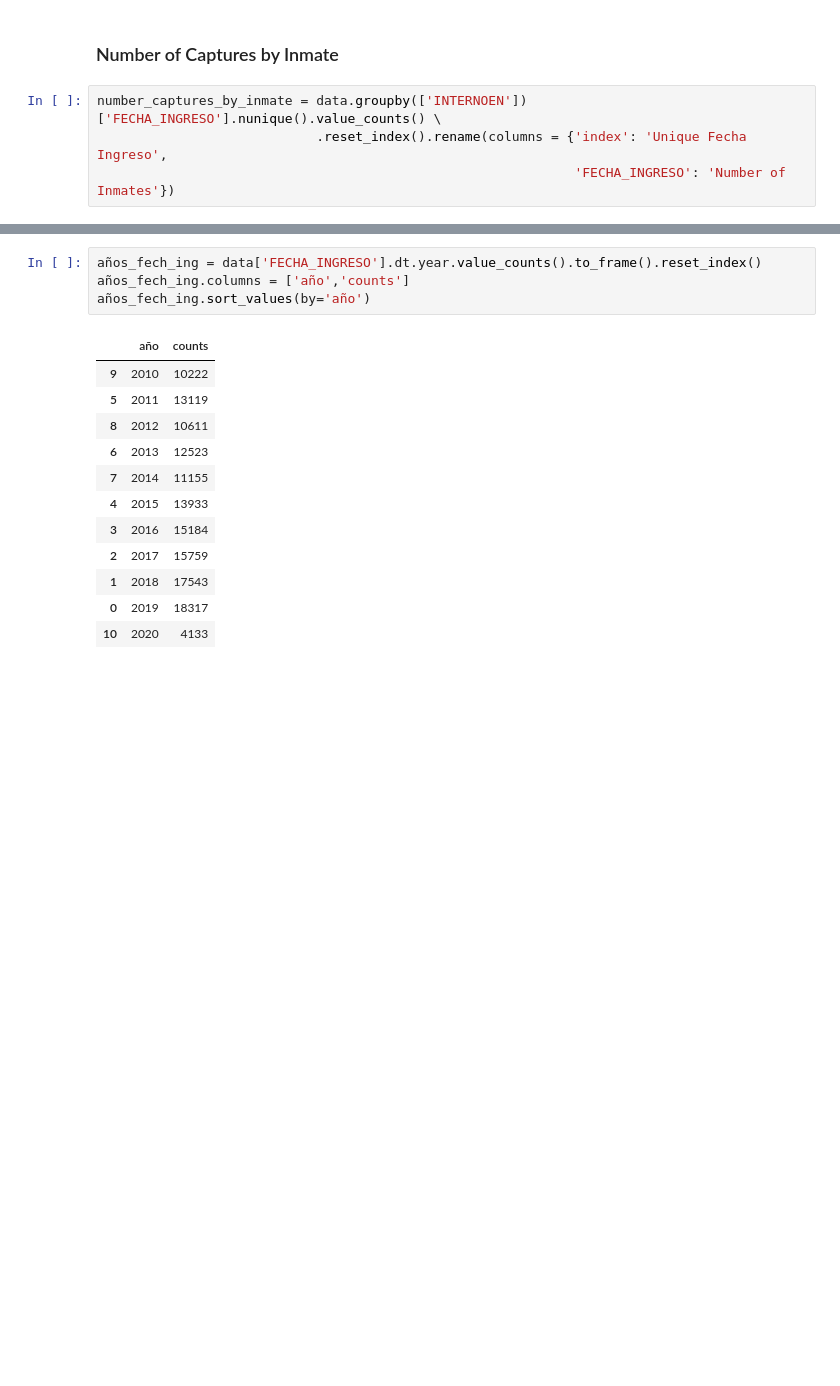
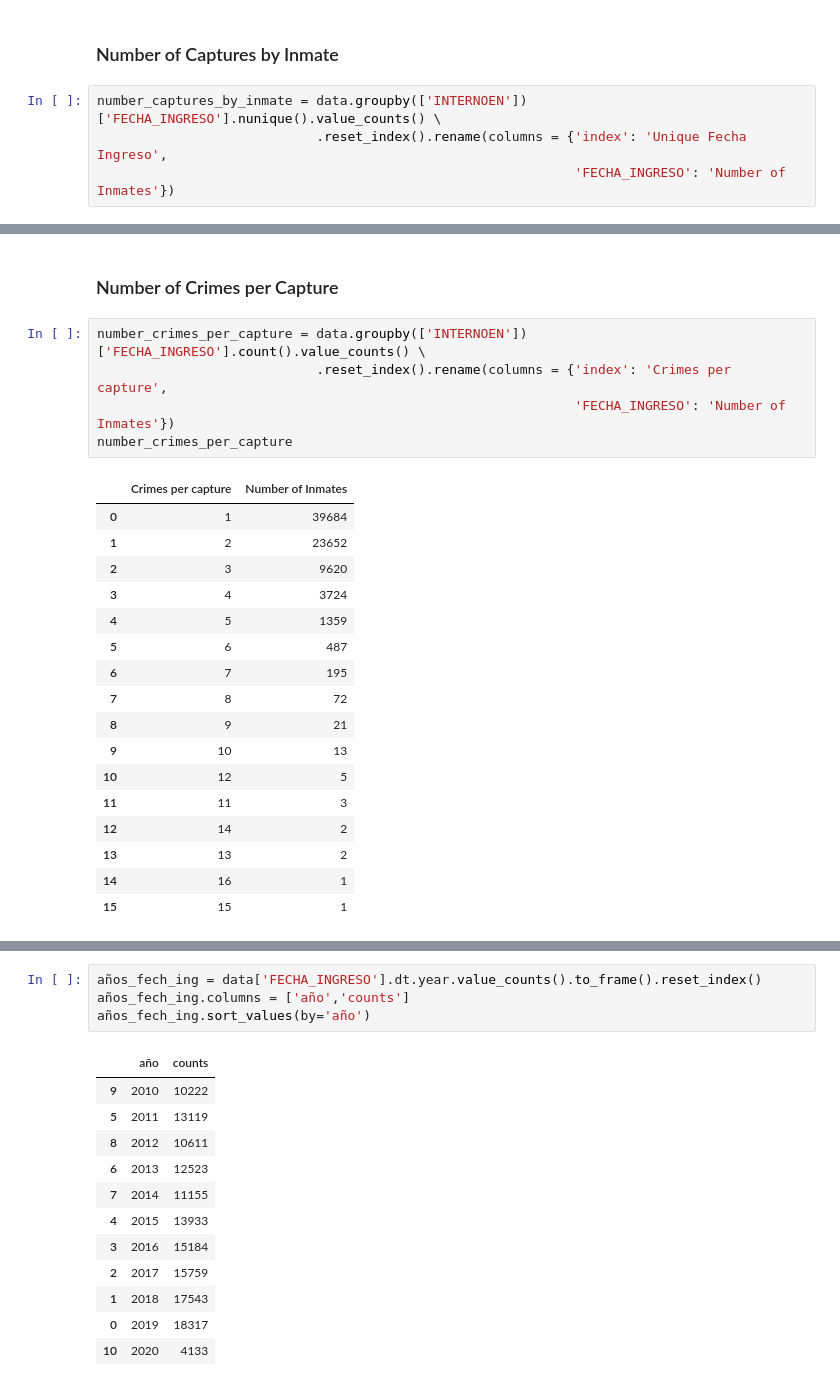
Before and after one commit to dehoyosb/MinJusticia_team77_DS4A_Project, a Jupyter notebook: exploratory_data_analysis_daniel.ipynb, the cells around one changed output, grey strips where cells are left out. Cells and saved outputs as stored; diff of their text form; blank space fills up the shorter version.

```diff
--- a/exploratory_data_analysis_daniel.ipynb
+++ b/exploratory_data_analysis_daniel.ipynb
@@ -1177,0 +1119,25 @@ with_salida[with_salida['INTERNOEN'] == '71D8863489582B956956B3E244CF97F629E190F
+# %% [markdown]
+### Number of Crimes per Capture
+# %%
+number_crimes_per_capture = data.groupby(['INTERNOEN'])['FECHA_INGRESO'].count().value_counts() \
+                            .reset_index().rename(columns = {'index': 'Crimes per capture',
+                                                             'FECHA_INGRESO': 'Number of Inmates'})
+number_crimes_per_capture
+# %% [output]
+|  | Crimes per capture | Number of Inmates |
+| 0 | 1 | 39684 |
+| 1 | 2 | 23652 |
+| 2 | 3 | 9620 |
+| 3 | 4 | 3724 |
+| 4 | 5 | 1359 |
+| 5 | 6 | 487 |
+| 6 | 7 | 195 |
+| 7 | 8 | 72 |
+| 8 | 9 | 21 |
+| 9 | 10 | 13 |
+| 10 | 12 | 5 |
+| 11 | 11 | 3 |
+| 12 | 14 | 2 |
+| 13 | 13 | 2 |
+| 14 | 16 | 1 |
+| 15 | 15 | 1 |
```
Also changed, not shown: parts of 13 cells of this notebook.
